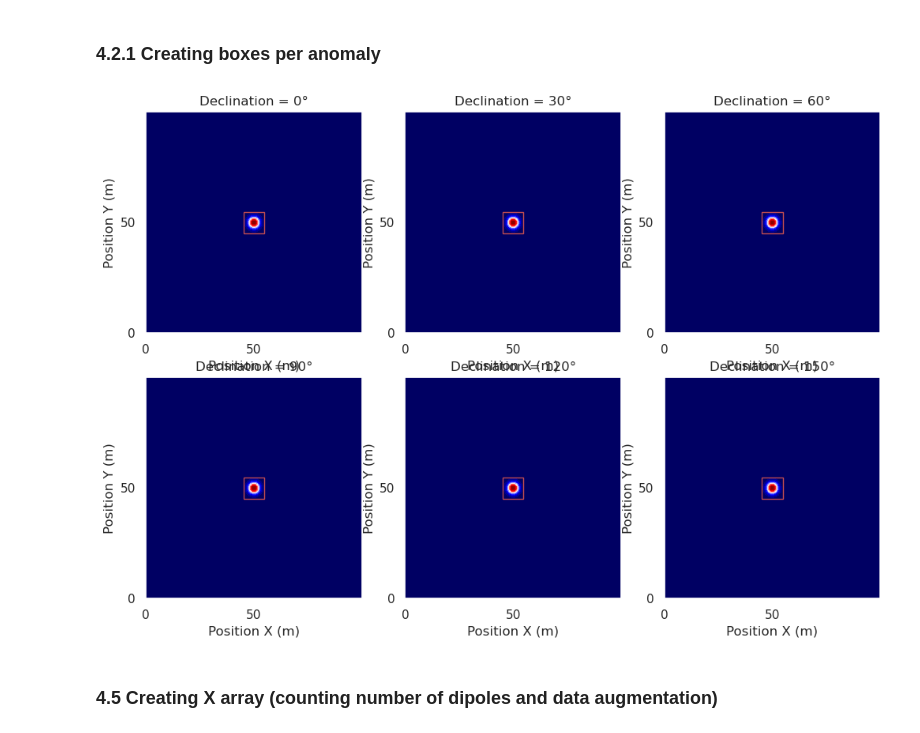
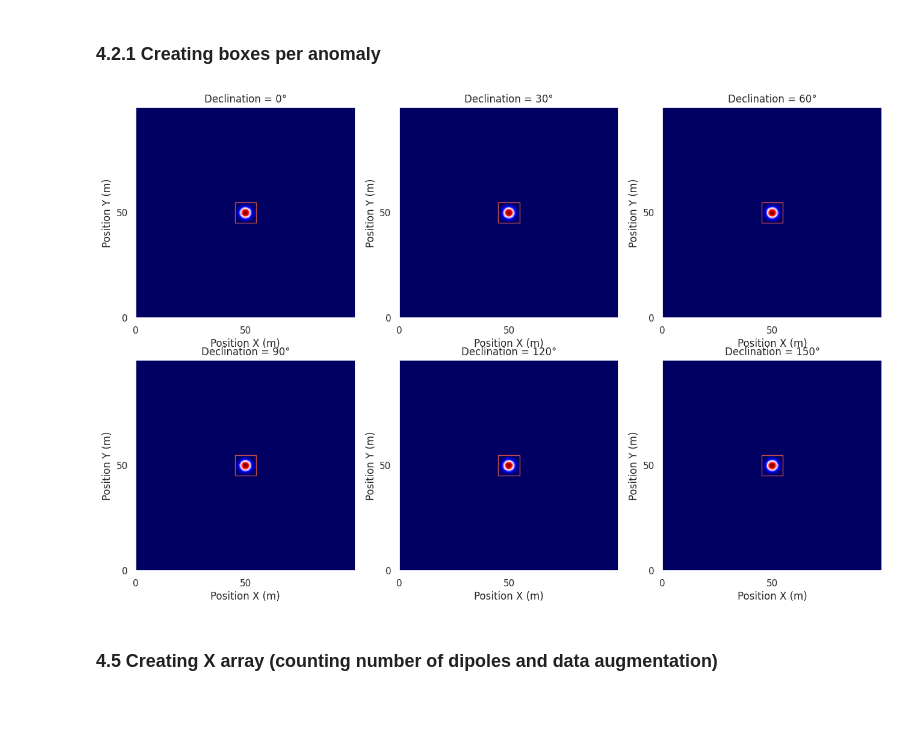
Before and after one commit to jia80H/my_Magnetic_methods-master, a Jupyter notebook: YOLO/Synthetic_data/原始Creating_synthetic_data.ipynb, the cells around one changed output. Saved outputs shown, nothing was run; the diff lists cells and outputs as text; code cells hidden in the pictures; blank space fills up the shorter version.

```diff
--- a/YOLO/Synthetic_data/Creating_synthetic_data.ipynb
+++ b/YOLO/Synthetic_data/原始Creating_synthetic_data.ipynb
@@ -396,37 +396,37 @@ real_to_pixel = zmax/(map_lenght*2)
 X = np.linspace(0, zmax, zmax)
 Y = np.linspace(0, zmax, zmax)
 
-height_2 = 8
-width_2 = 12
+height_2 = 10
+width_2 = 16
 
 lat = 3
 example_to_plot = -1
 
 rot_n = 0
 idx = np.where(rotation==rot_n)[0][0]
 
 fig, axs = plt.subplots(2, 3, figsize=(width_2, height_2))
 
 axs = axs.ravel()
 
 for rot_idx, rot in enumerate(rotation[:6]):
 
     x0 = box_orientation[lat, rot_idx, example_to_plot, 0]
     y0 = box_orientation[lat, rot_idx, example_to_plot, 1]
     bwidth = box_orientation[lat, rot_idx, example_to_plot, 2]
     bheight = box_orientation[lat, rot_idx, example_to_plot, 3]
 
     rect_real = Rectangle((x0,y0),bwidth,bheight, edgecolor='r', facecolor="none")
 
     cp = axs[rot_idx].contourf(X, Y, ndimage.rotate(X_data_array_raw[lat, example_to_plot,:,:], rot, axes=(0,1), reshape=False), levels = 16, cmap='seismic')
     axs[rot_idx].set_xlabel('Position X (m)')
     axs[rot_idx].set_ylabel('Position Y (m)')
     axs[rot_idx].set_xticks(np.arange(0, zmax, step=50))
     axs[rot_idx].set_yticks(np.arange(0, zmax, step=50))
     axs[rot_idx].add_patch(rect_real)
     axs[rot_idx].set_title(f'Declination = {rot}°')
 # %% [output]
-[figure, old version]
+[figure, new version]
 # %% [markdown]
 <a name='4.5'></a>
 ### 4.5 Creating X array (counting number of dipoles and data augmentation)
```
Also changed, not shown: parts of 2 cells of this notebook, 16 other files.
